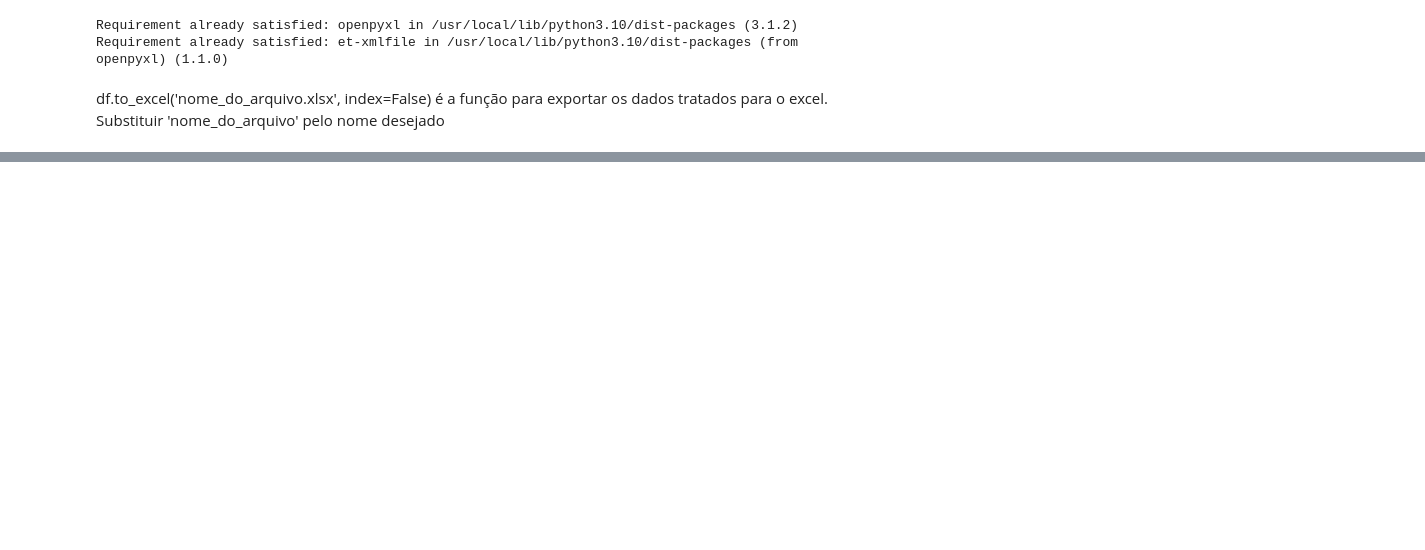
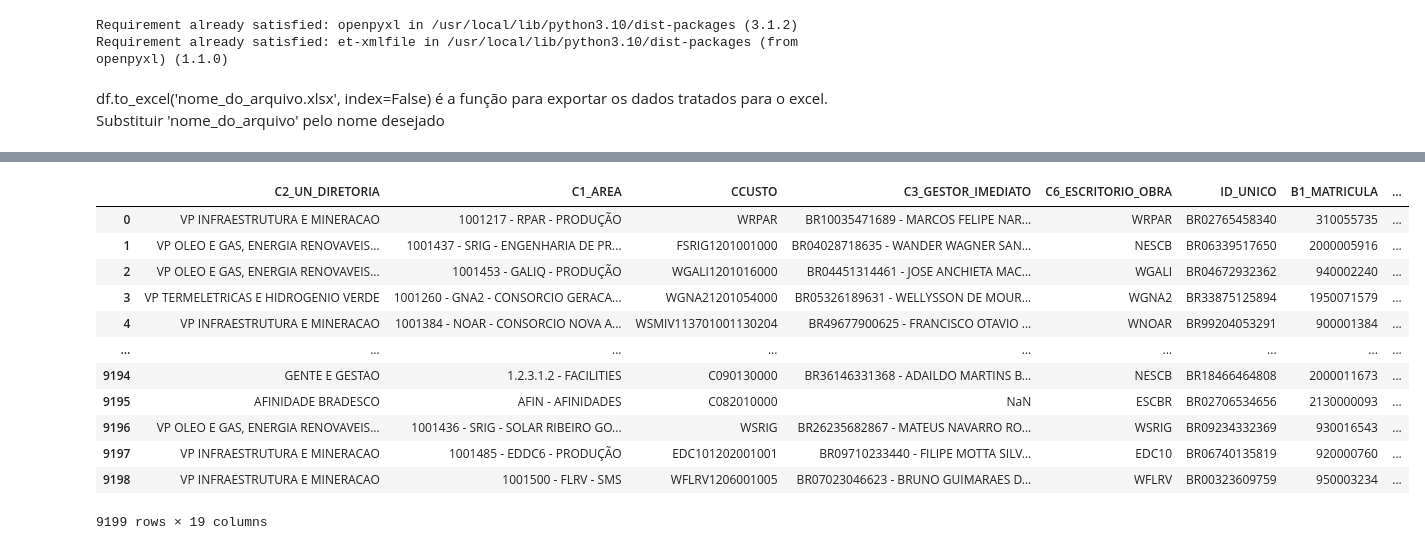
Before and after one commit to BrendaOliveiira/Automacao, a Jupyter notebook: Automatizacao_SG.ipynb, the cells around one changed output, grey strips where cells are left out. Drawn from its saved outputs; the diff is of its cells as text; code cells hidden in the pictures; blank space fills up the shorter version.

```diff
--- a/Automatizacao_SG.ipynb
+++ b/Automatizacao_SG.ipynb
@@ -28,3 +29,0 @@ df_base
-# %%
-df_base = df_base.drop(columns=['NOME EMPRESA','CNPJ EMPRESA','SIGLA', 'UF LOCAL', 'DESCRIÇÃO CENTRO DE CUSTO', 'ID DUPLICADO','IDADE','GERAÇÃO','FAIXA ETÁRIA', 'RAÇA','DESCRIÇÃO PCD','FORMAÇÃO','EXPATRIADO','PRIMEIRA ADMISSÃO','DATA DO DESLIGAMENTO', 'MOTIVO DO DESLIGAMENTO', 'TEMPO DE EMPRESA (ANOS)', 'FAIXA DE TEMPO DE EMPRESA','CARGO DE LIDERANÇA', 'NÍVEL DO CARGO', 'CARGO_TIPO', 'BP FAZ GESTÃO']).copy()
-df_base
@@ -45,3 +29,0 @@ df_base
-# %%
-df_base = df_base.rename(columns={'ID ÚNICO':'USERID','STATUS':'CUSTOM08','GÊNERO':'GENDER','E-MAIL':'EMAIL','DIRETORIA':'LOCATION','ÁREA':'DEPARTMENT','CENTRO DE CUSTO':'CUSTOM01','GESTOR IMEDIATO':'MANAGER','ESCRITÓRIO/OBRA':'ADDR1','MATRÍCULA':'EMPID','DATA DE NASCIMENTO':'CUSTOM13','NACIONALIDADE':'CUSTOM04','DATA DE ADMISSÃO':'HIREDATE','CARGO':'TITLE','CATEGORIA':'CUSTOM02','CONSULTOR DE GENTE':'HR','GRUPO':'DIVISION'}).copy()
-df_base
@@ -61,0 +30,17 @@ df_base
+# %%
+df_base = df_base.drop(columns=['ANOMES','B8_EMPRESA','DESC_EMPRESA', 'B8A_CNPJ_EMPRESA', 'C6A_CNPJ_LOCAL', 'B9_UNIDADE','UNIDADE_PES','SG_UNID_ORGN','CCUSTO_DESC', 'D6_CENTRO_LUCRO','C4_GESTOR_MEDIATO','A6_NUMERO_DOCUMENTO','RG','IDADE', 'GERACAO', 'FAIXA_ETÁRIA', 'B5_PRIMEIRA_ADMISSAO','B6_DATA_DESLIGAMENTO', 'B7_MOTIVO_DESLIGAMENTO', 'TEMPO', 'FAIXA TEMPO NA EMPRESA','CODIGO_CARGO','B3_GRADE_NOVO','CARGO_LIDERANCA','DATA_ASSUMIU_CARGO','TEMPO_CARGO','FAIXA_TEMPO_CARGO','C91_ULTIMA_MOVIMENTACAO_DT','C92_DESC_MOTIVO','C10_PERCENTUAL','D1_SALARIO_MENSAL','D1_SALARIO_HORA','%_DA_FAIXA','HORASMES','D4_PERC_REGIAO_TRANSF','AG_LOCAL','E5_CONTRATO_SUSPENSO','E6_EXPATRIADO','A4_FORMACAO','DESC_RACA_COR','DESC_PCD','LOCAL_HIST','DESC_LOCAL','UF_LOCAL','SINDICATO','SINDICATO_DESC','CA_MAPR','SALBAS_PORTAL','RES_DDD','RES_FONE','DDD_CELULAR','CELULAR','EMAIL_ALTER','TEMPO_DE_CASA_ULTIMA_ADMISSAO','FAIXA_DE_TEMPO_ULTIMA_ADMISSAO',	'POSICAO_GRADE_FINAL ', 'ID DUPLICADO', 'GRUPO', 'RETIRAR DA CONTAGEM QUANDO ID DUPLICADO( CONSIDERA ID CONSAG)', 'CATEGORIA_AREA', 'NÍVEL DO CARGO', 'BP FAZ GESTAO',	'PUBLICO OVERHEAD']).copy()
+df_base
+# %% [output]
+|  | C2_UN_DIRETORIA | C1_AREA | CCUSTO | C3_GESTOR_IMEDIATO | C6_ESCRITORIO_OBRA | ID_UNICO | B1_MATRICULA | ... |
+| 0 | VP INFRAESTRUTURA E MINERACAO | 1001217 - RPAR - PRODUÇÃO | WRPAR | BR10035471689 - MARCOS FELIPE NAR... | WRPAR | BR02765458340 | 310055735 | ... |
+| 1 | VP OLEO E GAS, ENERGIA RENOVAVEIS... | 1001437 - SRIG - ENGENHARIA DE PR... | FSRIG1201001000 | BR04028718635 - WANDER WAGNER SAN... | NESCB | BR06339517650 | 2000005916 | ... |
+| 2 | VP OLEO E GAS, ENERGIA RENOVAVEIS... | 1001453 - GALIQ - PRODUÇÃO | WGALI1201016000 | BR04451314461 - JOSE ANCHIETA MAC... | WGALI | BR04672932362 | 940002240 | ... |
+| 3 | VP TERMELETRICAS E HIDROGENIO VERDE | 1001260 - GNA2 - CONSORCIO GERACA... | WGNA21201054000 | BR05326189631 - WELLYSSON DE MOUR... | WGNA2 | BR33875125894 | 1950071579 | ... |
+| 4 | VP INFRAESTRUTURA E MINERACAO | 1001384 - NOAR - CONSORCIO NOVA A... | WSMIV113701001130204 | BR49677900625 - FRANCISCO OTAVIO ... | WNOAR | BR99204053291 | 900001384 | ... |
+| ... | ... | ... | ... | ... | ... | ... | ... | ... |
+| 9194 | GENTE E GESTAO | 1.2.3.1.2 - FACILITIES | C090130000 | BR36146331368 - ADAILDO MARTINS B... | NESCB | BR18466464808 | 2000011673 | ... |
+| 9195 | AFINIDADE BRADESCO | AFIN - AFINIDADES | C082010000 | NaN | ESCBR | BR02706534656 | 2130000093 | ... |
+| 9196 | VP OLEO E GAS, ENERGIA RENOVAVEIS... | 1001436 - SRIG - SOLAR RIBEIRO GO... | WSRIG | BR26235682867 - MATEUS NAVARRO RO... | WSRIG | BR09234332369 | 930016543 | ... |
+| 9197 | VP INFRAESTRUTURA E MINERACAO | 1001485 - EDDC6 - PRODUÇÃO | EDC101202001001 | BR09710233440 - FILIPE MOTTA SILV... | EDC10 | BR06740135819 | 920000760 | ... |
+| 9198 | VP INFRAESTRUTURA E MINERACAO | 1001500 - FLRV - SMS | WFLRV1206001005 | BR07023046623 - BRUNO GUIMARAES D... | WFLRV | BR00323609759 | 950003234 | ... |
+9199 rows × 19 columns
```
Also changed, not shown: parts of 13 cells of this notebook.
